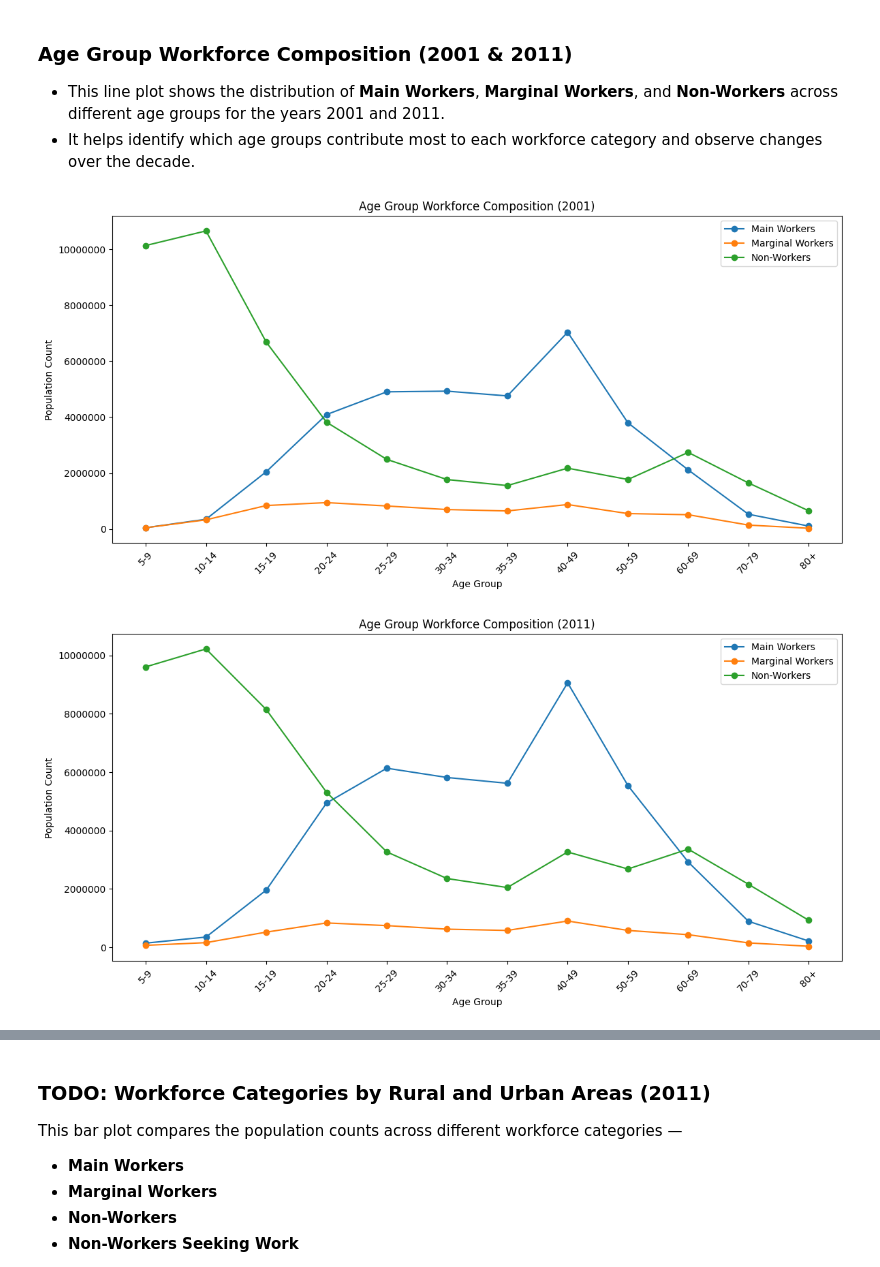
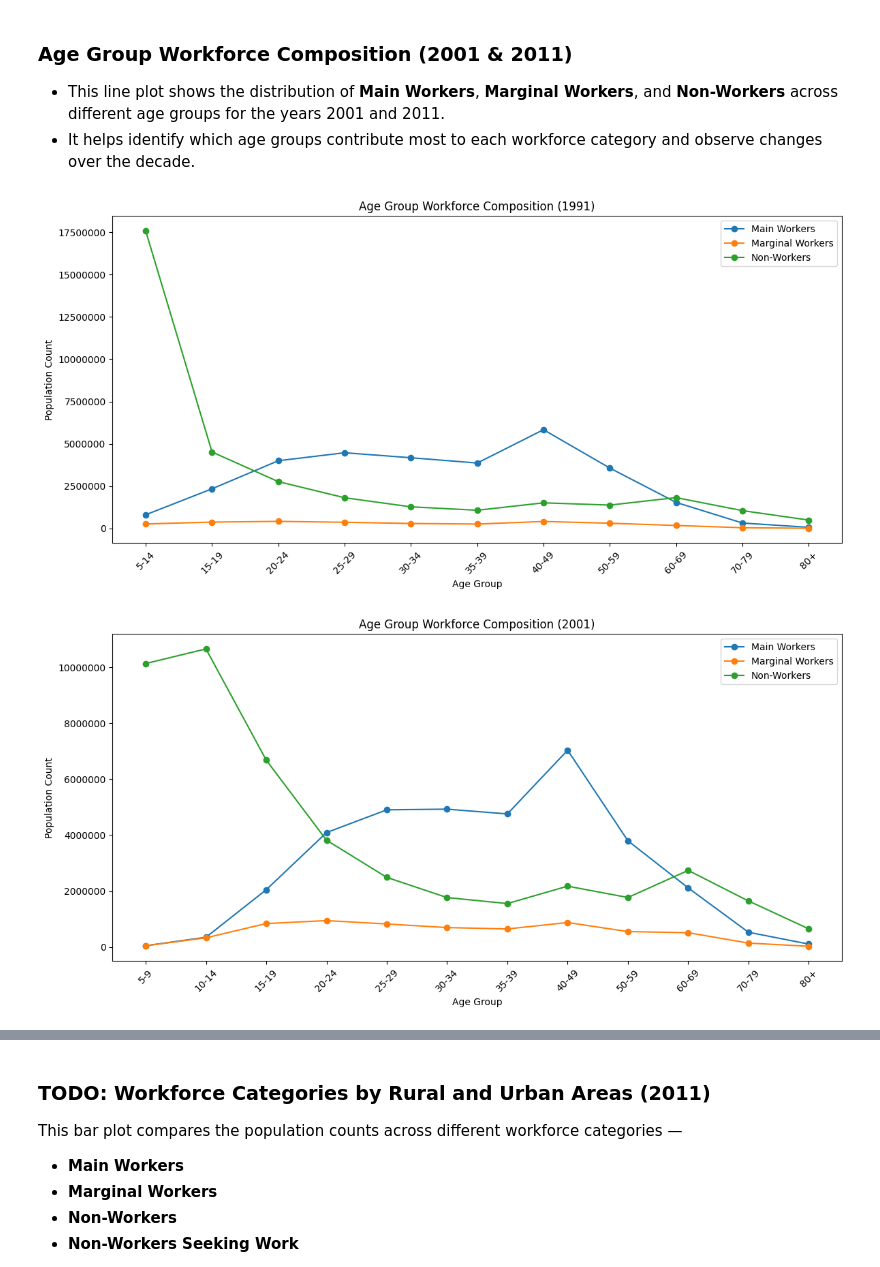
Before and after one commit to MrSaltyFish/census-data-analytics, a Jupyter notebook: Maharashtra_Comparison.ipynb, the cells around one changed output, grey strips where cells are left out. Saved outputs shown, nothing was run; the diff lists cells and outputs as text; code cells hidden in the pictures.

```diff
--- a/Maharashtra_Comparison.ipynb
+++ b/Maharashtra_Comparison.ipynb
@@ -399,23 +529,23 @@ plt.show()
 # %%
 # Step 1: Get raw values
-main = [age_workforce_01['Main_Workers_Persons'].sum(), age_workforce_11['Main_Workers_Persons'].sum()]
-marginal = [age_workforce_01['Marginal_0_to_6_Persons'].sum(), age_workforce_11['Marginal_0_to_6_Persons'].sum()]
-non = [age_workforce_01['Non_Workers_Total_Persons'].sum(), age_workforce_11['Non_Workers_Total_Persons'].sum()]
-years = ['2001', '2011']
+main = [age_workforce_91['Main_Workers_Persons'].sum(), age_workforce_01['Main_Workers_Persons'].sum(), age_workforce_11['Main_Workers_Persons'].sum()]
+marginal = [age_workforce_91['Marginal_0_to_6_Persons'].sum(), age_workforce_01['Marginal_0_to_6_Persons'].sum(), age_workforce_11['Marginal_0_to_6_Persons'].sum()]
+non = [age_workforce_91['Non_Workers_Total_Persons'].sum(), age_workforce_01['Non_Workers_Total_Persons'].sum(), age_workforce_11['Non_Workers_Total_Persons'].sum()]
+years = ['1991', '2001', '2011']
 
 # Step 2: Convert to percentages
-totals = [main[i] + marginal[i] + non[i] for i in range(2)]
-main_pct = [main[i] / totals[i] for i in range(2)]
-marginal_pct = [marginal[i] / totals[i] for i in range(2)]
-non_pct = [non[i] / totals[i] for i in range(2)]
+totals = [main[i] + marginal[i] + non[i] for i in range(3)]
+main_pct = [main[i] / totals[i] for i in range(3)]
+marginal_pct = [marginal[i] / totals[i] for i in range(3)]
+non_pct = [non[i] / totals[i] for i in range(3)]
 
 # Step 3: Plot normalized stacked bar chart
 bars_main = plt.bar(years, main_pct, label='Main Workers', color='steelblue')
 bars_marginal = plt.bar(years, marginal_pct, bottom=main_pct, label='Marginal Workers', color='orange')
-bars_non = plt.bar(years, non_pct, bottom=[main_pct[i] + marginal_pct[i] for i in range(2)], label='Non-Workers', color='gray')
+bars_non = plt.bar(years, non_pct, bottom=[main_pct[i] + marginal_pct[i] for i in range(3)], label='Non-Workers', color='gray')
 
 # Step 4: Add percentage labels in center of bars
-for i in range(2):
+for i in range(3):
     plt.text(i, main_pct[i]/2, f'{main_pct[i]*100:.1f}%', ha='center', va='center', color='white', fontsize=10, fontweight='bold')
     plt.text(i, main_pct[i] + marginal_pct[i]/2, f'{marginal_pct[i]*100:.1f}%', ha='center', va='center', color='white', fontsize=10, fontweight='bold')
     plt.text(i, main_pct[i] + marginal_pct[i] + non_pct[i]/2, f'{non_pct[i]*100:.1f}%', ha='center', va='center', color='white', fontsize=10, fontweight='bold')
@@ -505,55 +670,64 @@ plt.show()
 - This line plot shows the distribution of **Main Workers**, **Marginal Workers**, and **Non-Workers** across different age groups for the years 2001 and 2011.
 - It helps identify which age groups contribute most to each workforce category and observe changes over the decade.
 # %%
-# Get the LabelEncoder used for Age_Group in 2011
-le_age_11 = encoders['Age_Group_11']
+from matplotlib.ticker import ScalarFormatter
+import matplotlib.pyplot as plt
 
-encoded_age_groups = age_workforce_11['Age_Group'].unique()
-decoded_age_groups = le_age_11.inverse_transform(encoded_age_groups)
-
-# Sort using custom function that handles "80+"
+# Function to extract starting age
 def extract_start_age(label):
     if '+' in label:
         return int(label.replace('+', ''))
     else:
         return int(label.split('-')[0])
-
-age_pairs = list(zip(encoded_age_groups, decoded_age_groups))
-age_pairs_sorted = sorted(age_pairs, key=lambda x: extract_start_age(x[1]))
-
-encoded_age_groups_sorted, decoded_age_groups_sorted = zip(*age_pairs_sorted)
 
 # Plotting function
 def plot_age_group(df, year, encoded_sorted, decoded_sorted):
     main = df.groupby('Age_Group')['Main_Workers_Persons'].sum().reindex(encoded_sorted)
     marginal = df.groupby('Age_Group')['Marginal_0_to_6_Persons'].sum().reindex(encoded_sorted)
     non = df.groupby('Age_Group')['Non_Workers_Total_Persons'].sum().reindex(encoded_sorted)
 
     plt.figure(figsize=(12,6))
     plt.plot(decoded_sorted, main, marker='o', label='Main Workers')
     plt.plot(decoded_sorted, marginal, marker='o', label='Marginal Workers')
     plt.plot(decoded_sorted, non, marker='o', label='Non-Workers')
     plt.xticks(rotation=45)
     plt.title(f'Age Group Workforce Composition ({year})')
     plt.xlabel('Age Group')
     plt.ylabel('Population Count')
 
     ax = plt.gca()
     ax.yaxis.set_major_formatter(ScalarFormatter(useMathText=False))
     ax.ticklabel_format(style='plain', axis='y')
 
     plt.legend()
     plt.tight_layout()
     plt.show()
 
-# Plot for both years using sorted age groups
-plot_age_group(age_workforce_01, 2001,
-               *zip(*sorted(
-                   [(x, encoders['Age_Group_01'].inverse_transform([x])[0]) for x in age_workforce_01['Age_Group'].unique()],
-                   key=lambda x: extract_start_age(x[1])
-               )))
+# ---------- For 1991 ----------
+le_age_91 = encoders['Age_Group_91']
+encoded_91 = age_workforce_91['Age_Group'].unique()
+decoded_91 = le_age_91.inverse_transform(encoded_91)
+sorted_91 = sorted(zip(encoded_91, decoded_91), key=lambda x: extract_start_age(x[1]))
+encoded_91_sorted, decoded_91_sorted = zip(*sorted_91)
 
-plot_age_group(age_workforce_11, 2011, encoded_age_groups_sorted, decoded_age_groups_sorted)
+# ---------- For 2001 ----------
+le_age_01 = encoders['Age_Group_01']
+encoded_01 = age_workforce_01['Age_Group'].unique()
+decoded_01 = le_age_01.inverse_transform(encoded_01)
+sorted_01 = sorted(zip(encoded_01, decoded_01), key=lambda x: extract_start_age(x[1]))
+encoded_01_sorted, decoded_01_sorted = zip(*sorted_01)
+
+# ---------- For 2011 ----------
+le_age_11 = encoders['Age_Group_11']
+encoded_11 = age_workforce_11['Age_Group'].unique()
+decoded_11 = le_age_11.inverse_transform(encoded_11)
+sorted_11 = sorted(zip(encoded_11, decoded_11), key=lambda x: extract_start_age(x[1]))
+encoded_11_sorted, decoded_11_sorted = zip(*sorted_11)
+
+# ---------- Plot All ----------
+plot_age_group(age_workforce_91, 1991, encoded_91_sorted, decoded_91_sorted)
+plot_age_group(age_workforce_01, 2001, encoded_01_sorted, decoded_01_sorted)
+plot_age_group(age_workforce_11, 2011, encoded_11_sorted, decoded_11_sorted)
 # %% [output]
-[figure, old version]
+[figure, new version]
-[figure, old version]
+[figure, new version]
```
Also changed, not shown: parts of 33 cells of this notebook, 1 other file.
